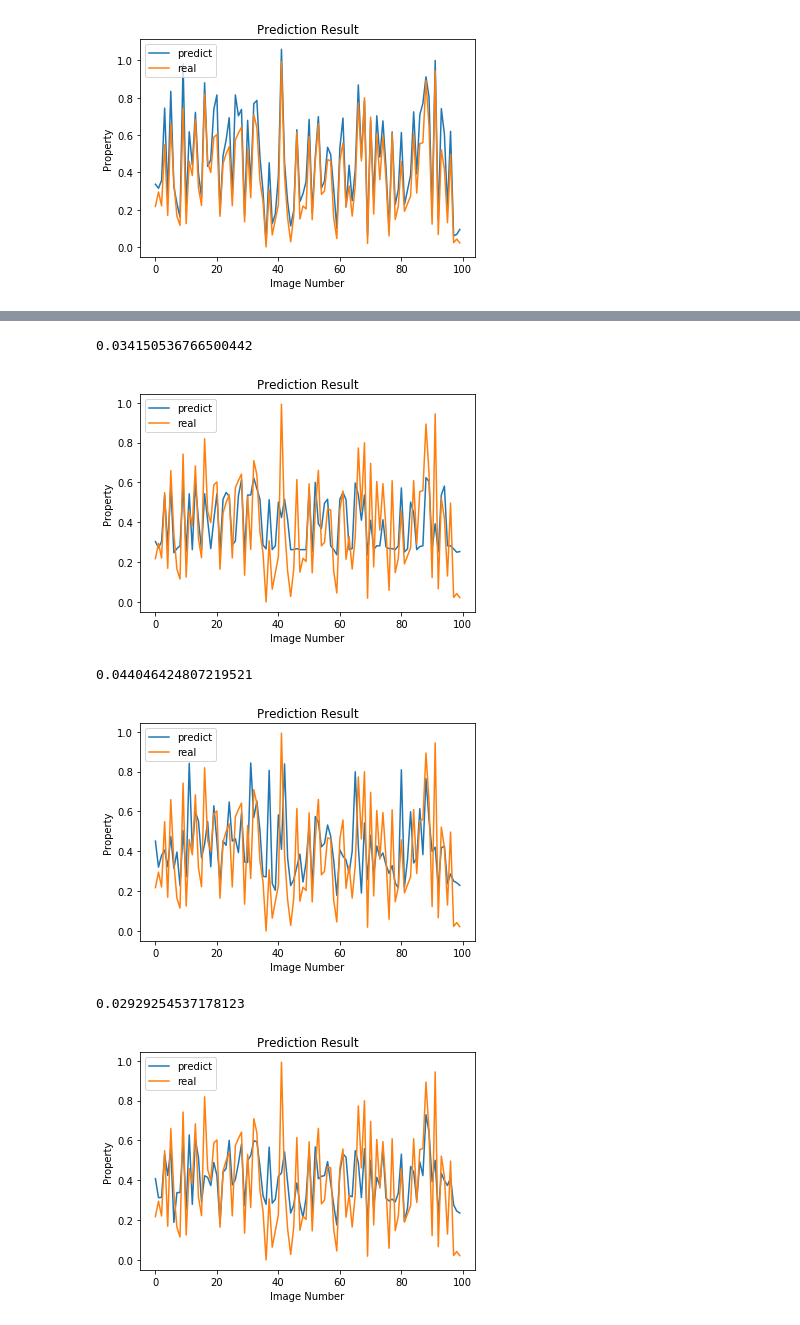
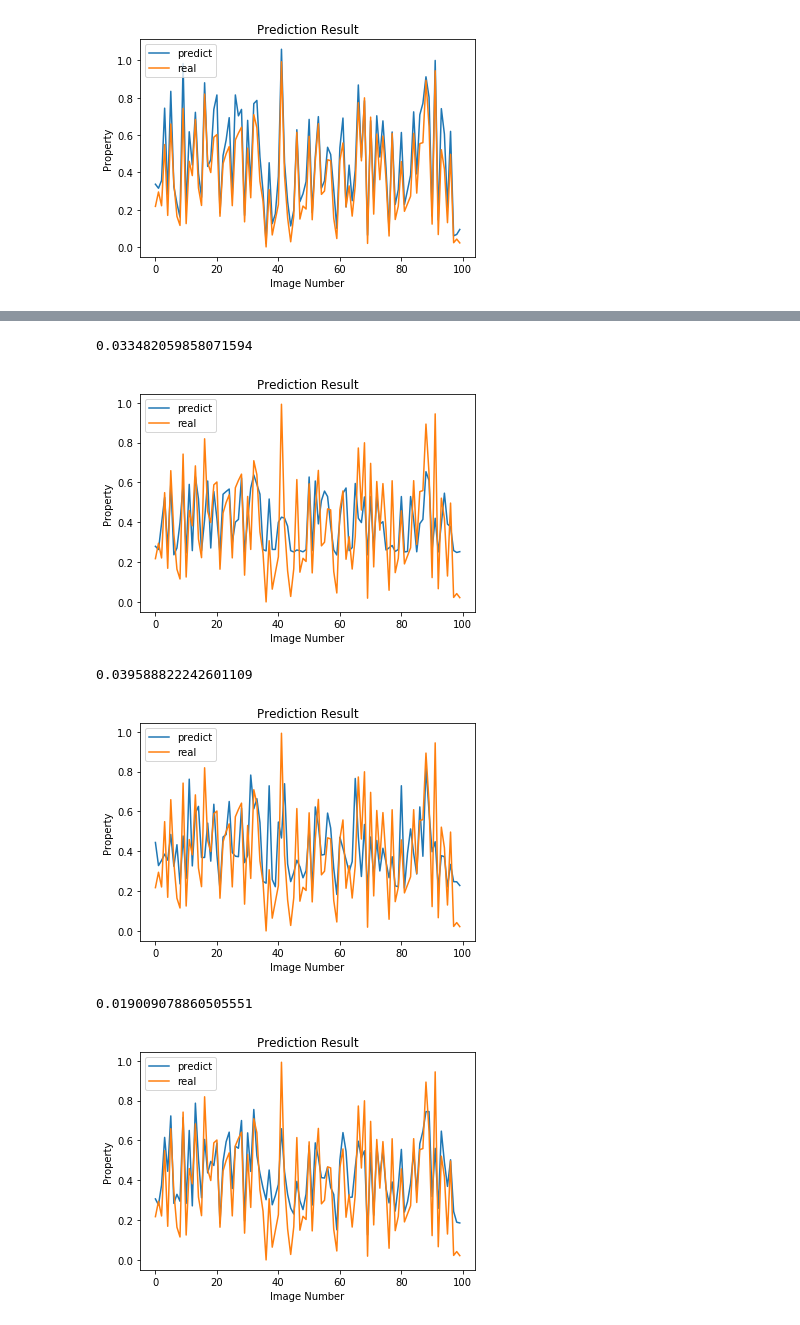
Before and after one commit to aurorlhc/property_test, a Jupyter notebook: regression_test.ipynb, the cells around one changed output, grey strips where cells are left out. Saved outputs shown, nothing was run; the diff lists cells and outputs as text; code cells hidden in the pictures.

```diff
--- a/regression_test.ipynb
+++ b/regression_test.ipynb
@@ -293,6 +291,6 @@ mean_squared_error(Y_test, pred)
 # %%
 # AdaBoost Regressor
-adaboost = AdaBoostRegressor(loss='square', learning_rate=0.7)
+adaboost = AdaBoostRegressor(n_estimators=200, loss='square', learning_rate=0.5)
 adaboost.fit(X_train, Y_train)
 pred = adaboost.predict(X_test)
 
@@ -312,11 +310,11 @@ ax.set_ylabel('Property')
 
 mean_squared_error(Y_test, pred)
 # %% [output]
-0.034150536766500442
+0.033482059858071594
-[figure, old version]
+[figure, new version]
 # %%
 # Bagging Regressor:
-bagging = BaggingRegressor(n_estimators=20)
+bagging = BaggingRegressor(n_estimators=100)
 bagging.fit(X_train, Y_train)
 pred = bagging.predict(X_test)
 
@@ -336,31 +334,31 @@ ax.set_ylabel('Property')
 
 mean_squared_error(Y_test, pred)
 # %% [output]
-0.044046424807219521
+0.039588822242601109
-[figure, old version]
+[figure, new version]
 # %%
 #Gradient Boosting Regressor
-gb = GradientBoostingRegressor()
+gb = GradientBoostingRegressor(n_estimators=1000,learning_rate=0.1, max_depth=1)
 gb.fit(X_train, Y_train)
 pred = gb.predict(X_test)
 
 fig = plt.figure()
 ax = fig.add_subplot(1,1,1)
 
 x=[]
 for i in range(100):
     x.append(i)
 
 ax.plot(x,pred[0:100], label='predict')
 ax.plot(x,Y_test[0:100],label='real')
 plt.legend()
 ax.set_title('Prediction Result')
 ax.set_xlabel('Image Number')
 ax.set_ylabel('Property')
 
 mean_squared_error(Y_test, pred)
 # %% [output]
-0.02929254537178123
+0.019009078860505551
-[figure, old version]
+[figure, new version]
 # %%
 # Random Forest Regressor
```
Also changed, not shown: parts of 10 cells of this notebook, 7 other files.
